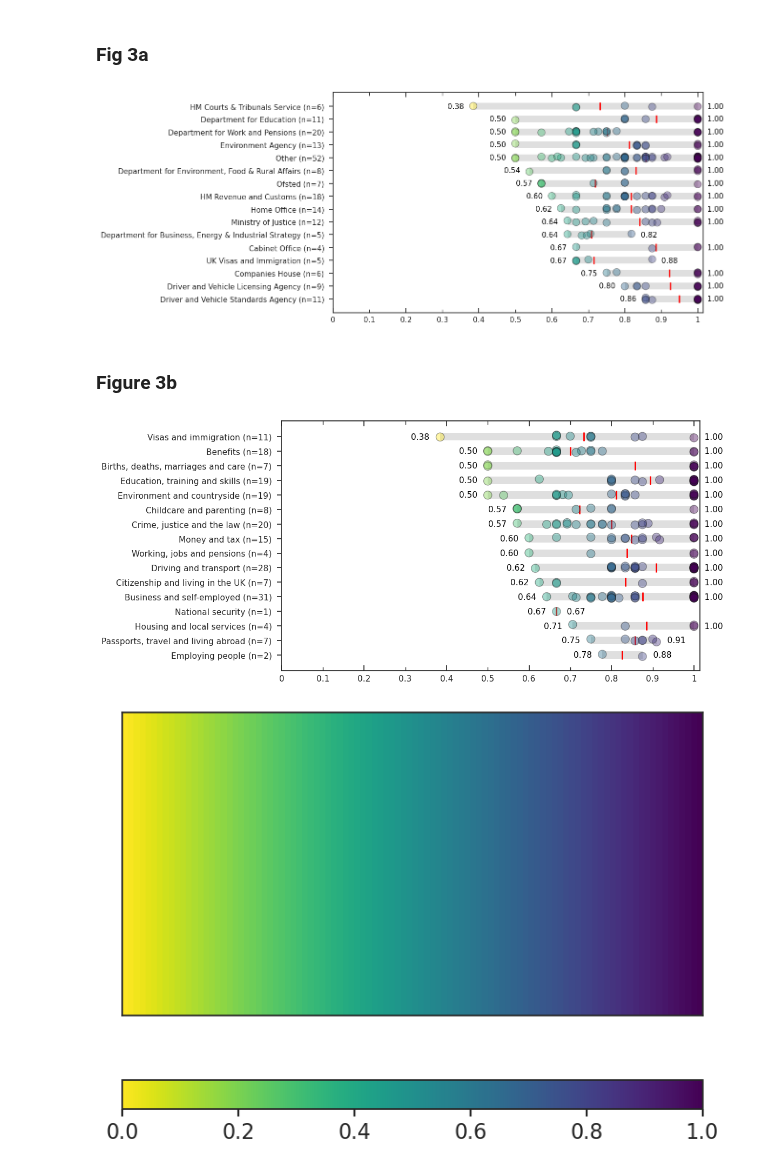
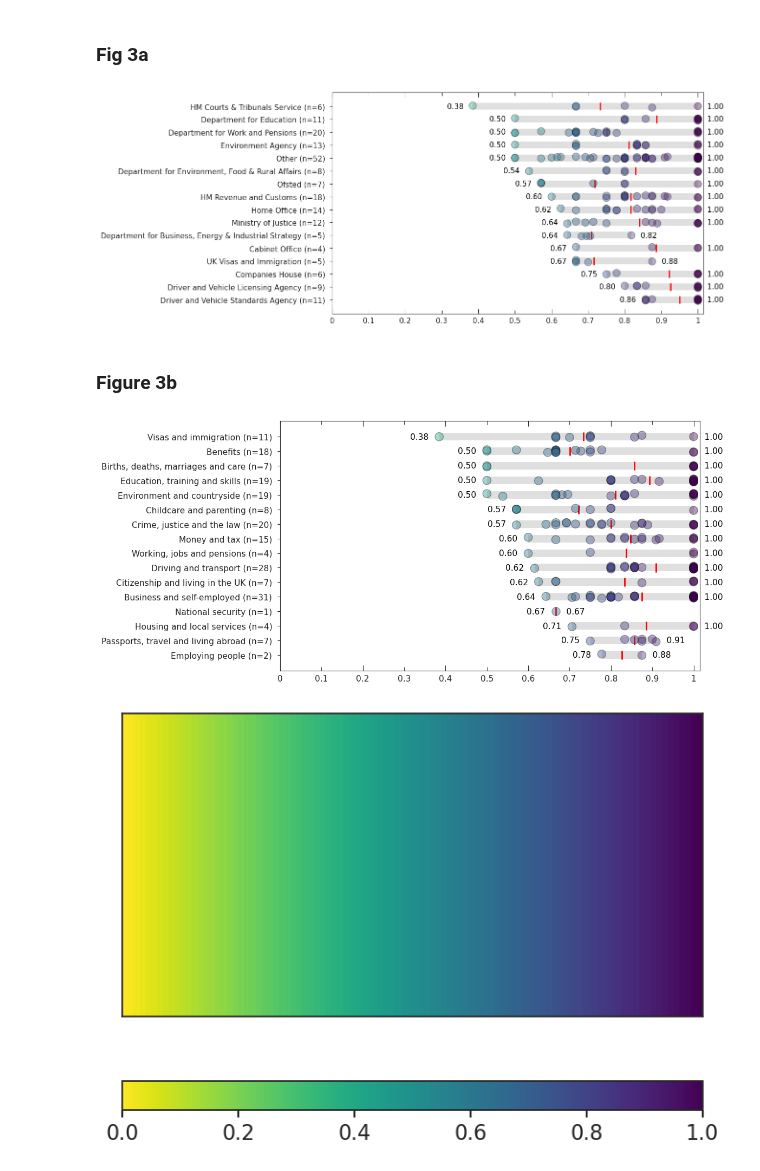
Before and after one commit to ai-for-public-services/structural-insights-into-uk-gov, a Jupyter notebook: notebooks/03-fig-3.ipynb, the cells around one changed output. Drawn from its saved outputs; the diff is of its cells as text; code cells hidden in the pictures.

```diff
--- a/notebooks/03-fig-3.ipynb
+++ b/notebooks/03-fig-3.ipynb
@@ -57,7 +58,7 @@ def plot_dot_plot(save=True):
     cmap = sns.color_palette('viridis_r', as_cmap=True)
 
     # Define the hue norm to ensure consistent hues across the plot
-    hue_norm = plt.Normalize(analysis_df['RTI_rescaled'].min(), analysis_df['RTI_rescaled'].max())
+    hue_norm = plt.Normalize(0, 1)
 
     # Iterate through unique topics in the sorted order
     for organisation in sorted_orgs:
@@ -145,7 +146,7 @@ def plot_dot_plot(save=True):
 
 plot_dot_plot(save=True)
 # %% [output]
-[figure, old version]
+[figure, new version]
 # %% [markdown]
 ### Figure 3b
 # %%
@@ -176,7 +177,7 @@ def plot_dot_plot(save=True):
     cmap = sns.color_palette('viridis_r', as_cmap=True)
 
     # Define the hue norm to ensure consistent hues across the plot
-    hue_norm = plt.Normalize(analysis_df['RTI_rescaled'].min(), analysis_df['RTI_rescaled'].max())
+    hue_norm = plt.Normalize(0,1)
 
     # Iterate through unique topics in the sorted order
     for topic in sorted_topics:
@@ -238,34 +239,34 @@ def plot_dot_plot(save=True):
     )
 
     plt.tick_params(
         axis='x',
         which='major',
         direction='in',
         length=7,
         bottom=True,
         top=True,
         labelbottom=True,
         labeltop=False,
         labelsize=11,
         pad=5  # Set padding between tick labels and ticks
     )
 
     # Display the plot
     plt.title('')
     plt.xlabel('')
     plt.ylabel('')
     plt.xlim(0, 1.015)
     plt.legend([], [], frameon=False)
 
     # Save figure
     if save:
         plt.savefig(Path("../reports/figures/main-figures/fig3b.pdf"), dpi=1200, bbox_inches='tight')
     else:
         plt.show()
 
 plot_dot_plot(save=True)
 # %% [output]
-[figure, old version]
+[figure, new version]
 # %%
 import matplotlib.colors as mcol
 import matplotlib.pyplot as plt
```
Also changed, not shown: parts of 1 cell of this notebook, 9 other files.
